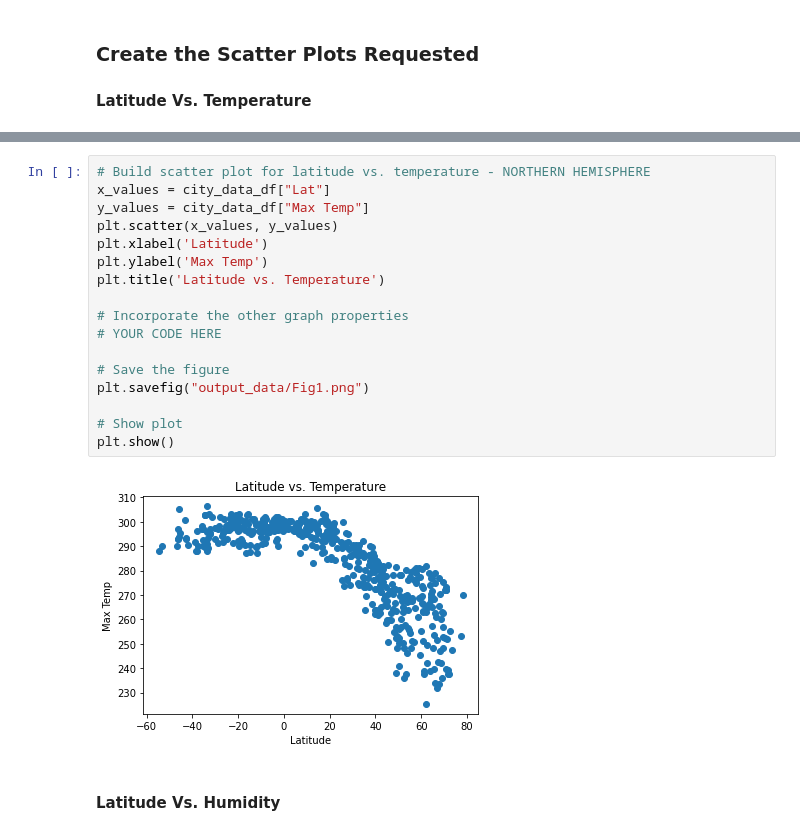
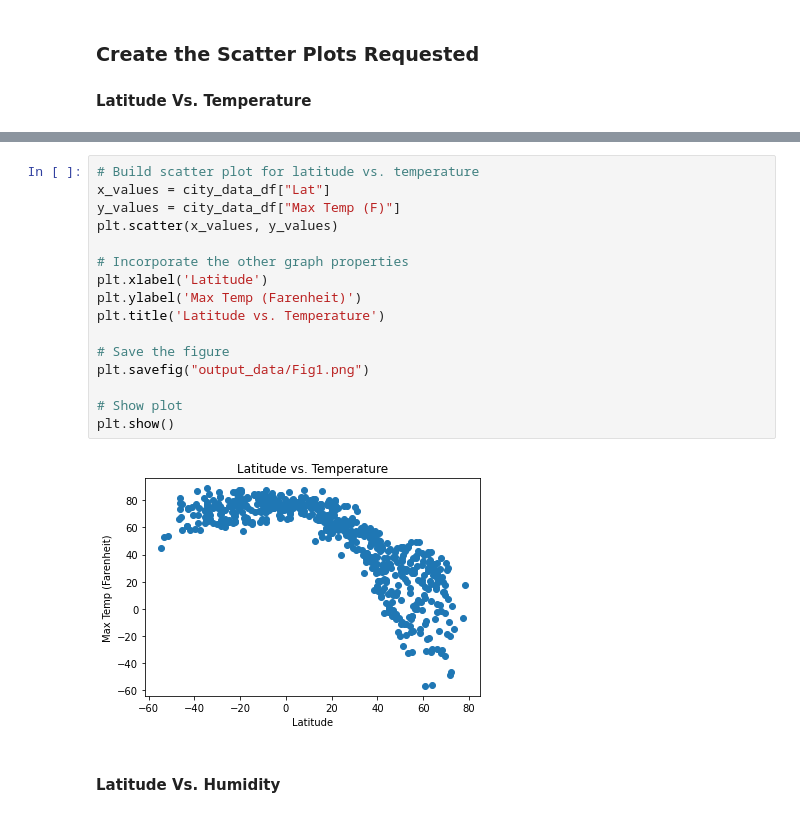
Before and after one commit to hfattor/python-weather-api, a Jupyter notebook: WeatherPy.ipynb, the cells around one changed output, grey strips where cells are left out. Saved outputs shown, nothing was run; the diff lists cells and outputs as text.

```diff
--- a/WeatherPy.ipynb
+++ b/WeatherPy.ipynb
@@ -201,22 +191,21 @@ SyntaxError: invalid syntax (3396113429.py, line 8)
 # %%
-# Build scatter plot for latitude vs. temperature - NORTHERN HEMISPHERE
+# Build scatter plot for latitude vs. temperature
 x_values = city_data_df["Lat"]
-y_values = city_data_df["Max Temp"]
+y_values = city_data_df["Max Temp (F)"]
 plt.scatter(x_values, y_values)
-plt.xlabel('Latitude')
-plt.ylabel('Max Temp')
-plt.title('Latitude vs. Temperature')
 
 # Incorporate the other graph properties
-# YOUR CODE HERE
+plt.xlabel('Latitude')
+plt.ylabel('Max Temp (Farenheit)')
+plt.title('Latitude vs. Temperature')
 
 # Save the figure
 plt.savefig("output_data/Fig1.png")
 
 # Show plot
 plt.show()
 # %% [output]
-[figure, old version]
+[figure, new version]
 # %% [markdown]
 #### Latitude Vs. Humidity
 # %%
```
Also changed, not shown: parts of 36 cells of this notebook, 5 other files.
